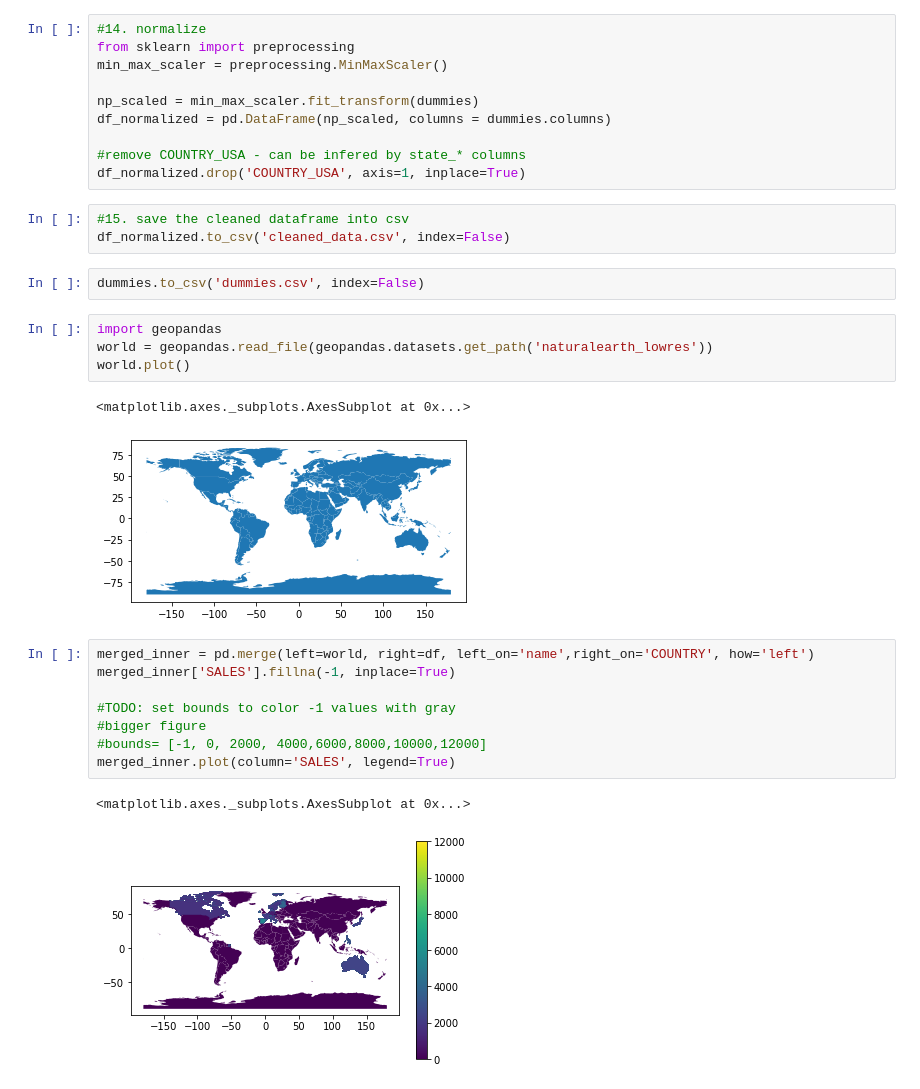
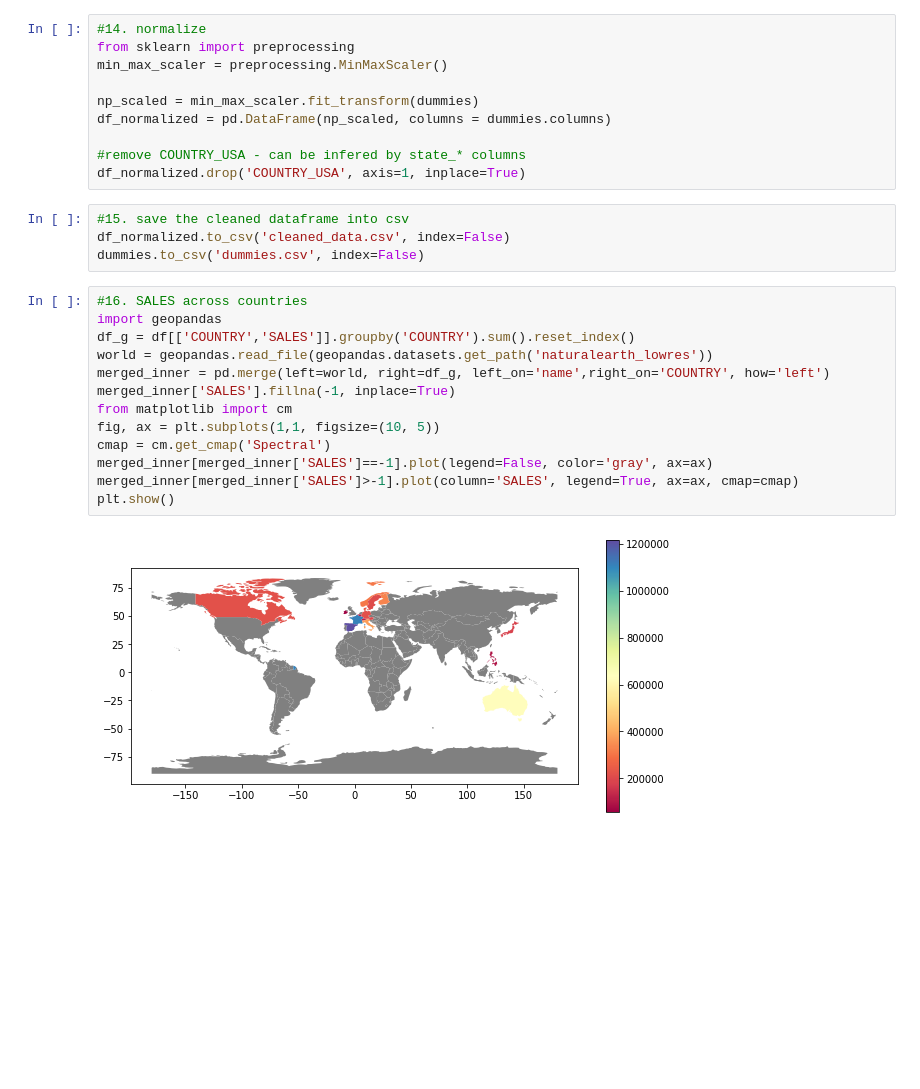
Before and after one commit to rootstrap/ml-training, a Jupyter notebook: data_cleaning.ipynb, the cells around one changed output. Cells and saved outputs as stored; diff of their text form; blank space fills up the shorter version.

Commit message:
add geopandas map

```diff
--- a/data_cleaning.ipynb
+++ b/data_cleaning.ipynb
@@ -161,23 +161,19 @@ df_normalized.drop('COUNTRY_USA', axis=1, inplace=True)
 # %%
 #15. save the cleaned dataframe into csv
 df_normalized.to_csv('cleaned_data.csv', index=False)
+dummies.to_csv('dummies.csv', index=False)
-# %%
-dummies.to_csv('dummies.csv', index=False)
-# %%
-import geopandas
-world = geopandas.read_file(geopandas.datasets.get_path('naturalearth_lowres'))
-world.plot()
-# %% [output]
-<matplotlib.axes._subplots.AxesSubplot at 0x...>
-[figure, removed]
-# %%
-merged_inner = pd.merge(left=world, right=df, left_on='name',right_on='COUNTRY', how='left')
-merged_inner['SALES'].fillna(-1, inplace=True)
-
-#TODO: set bounds to color -1 values with gray
-#bigger figure
-#bounds= [-1, 0, 2000, 4000,6000,8000,10000,12000]
-merged_inner.plot(column='SALES', legend=True)
-# %% [output]
-<matplotlib.axes._subplots.AxesSubplot at 0x...>
-[figure, removed]
+# %%
+#16. SALES across countries
+import geopandas
+df_g = df[['COUNTRY','SALES']].groupby('COUNTRY').sum().reset_index()
+world = geopandas.read_file(geopandas.datasets.get_path('naturalearth_lowres'))
+merged_inner = pd.merge(left=world, right=df_g, left_on='name',right_on='COUNTRY', how='left')
+merged_inner['SALES'].fillna(-1, inplace=True)
+from matplotlib import cm
+fig, ax = plt.subplots(1,1, figsize=(10, 5))
+cmap = cm.get_cmap('Spectral')
+merged_inner[merged_inner['SALES']==-1].plot(legend=False, color='gray', ax=ax)
+merged_inner[merged_inner['SALES']>-1].plot(column='SALES', legend=True, ax=ax, cmap=cmap)
+plt.show()
+# %% [output]
+[figure, added]
```
